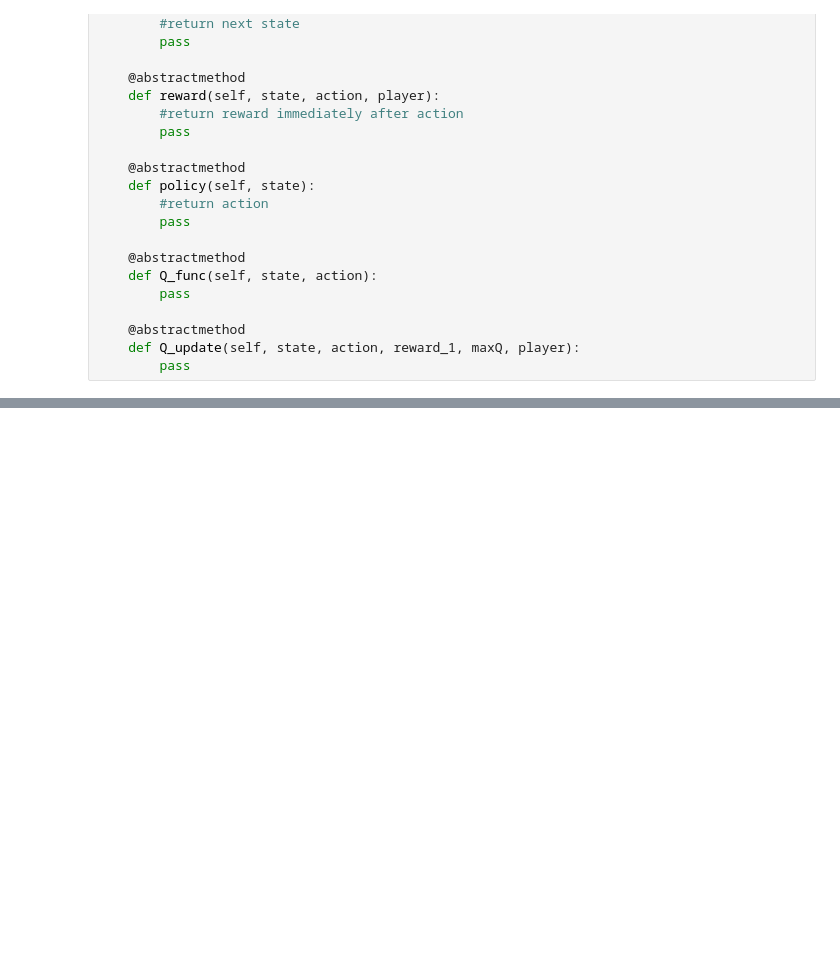
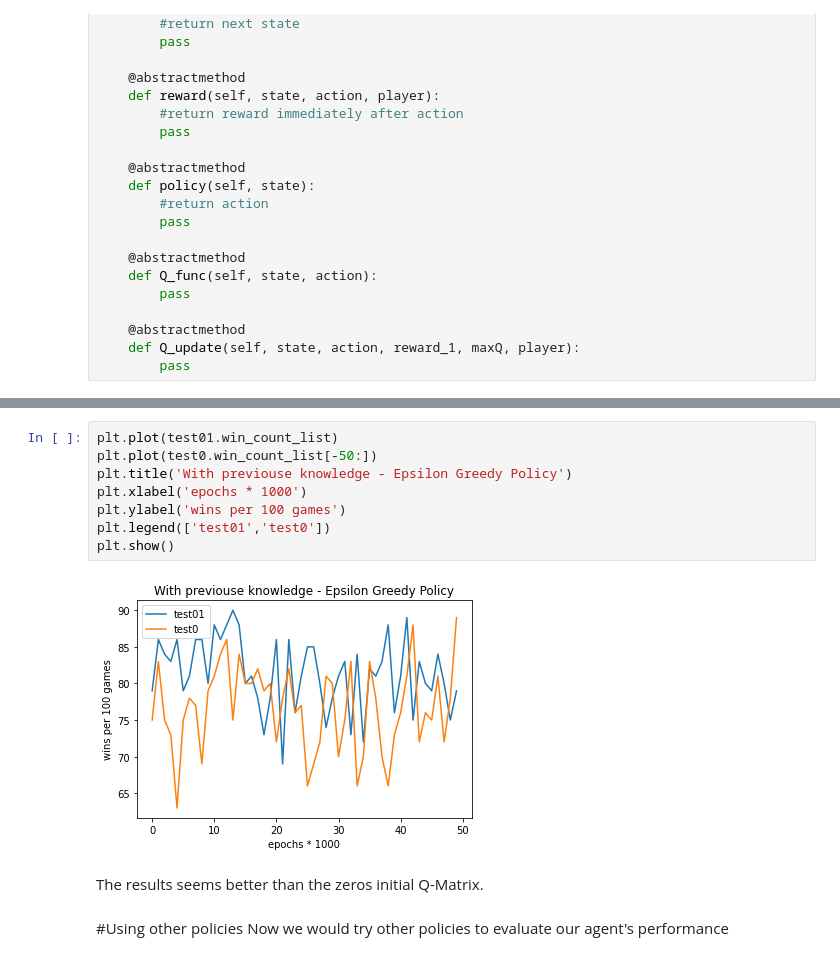
Before and after one commit to chihangs/INM707, a Jupyter notebook: INM707.ipynb, the cells around one changed output, grey strips where cells are left out. Drawn from its saved outputs; the diff is of its cells as text; blank space fills up the shorter version.

```diff
--- a/INM707.ipynb
+++ b/INM707.ipynb
@@ -446,3 +505,18 @@ class tic_tac_toe(paper_game):
+# %%
+plt.plot(test01.win_count_list)
+plt.plot(test0.win_count_list[-50:])
+plt.title('With previouse knowledge - Epsilon Greedy Policy')
+plt.xlabel('epochs * 1000')
+plt.ylabel('wins per 100 games')
+plt.legend(['test01','test0'])
+plt.show()
+# %% [output]
+[figure, added]
+# %% [markdown]
+The results seems better than the zeros initial Q-Matrix.
+# %% [markdown]
+#Using other policies
+Now we would try other policies to evaluate our agent's performance
 # %%
 np.random.seed(42)
 test1 = tic_tac_toe()
```
Also changed, not shown: parts of 34 cells of this notebook.
